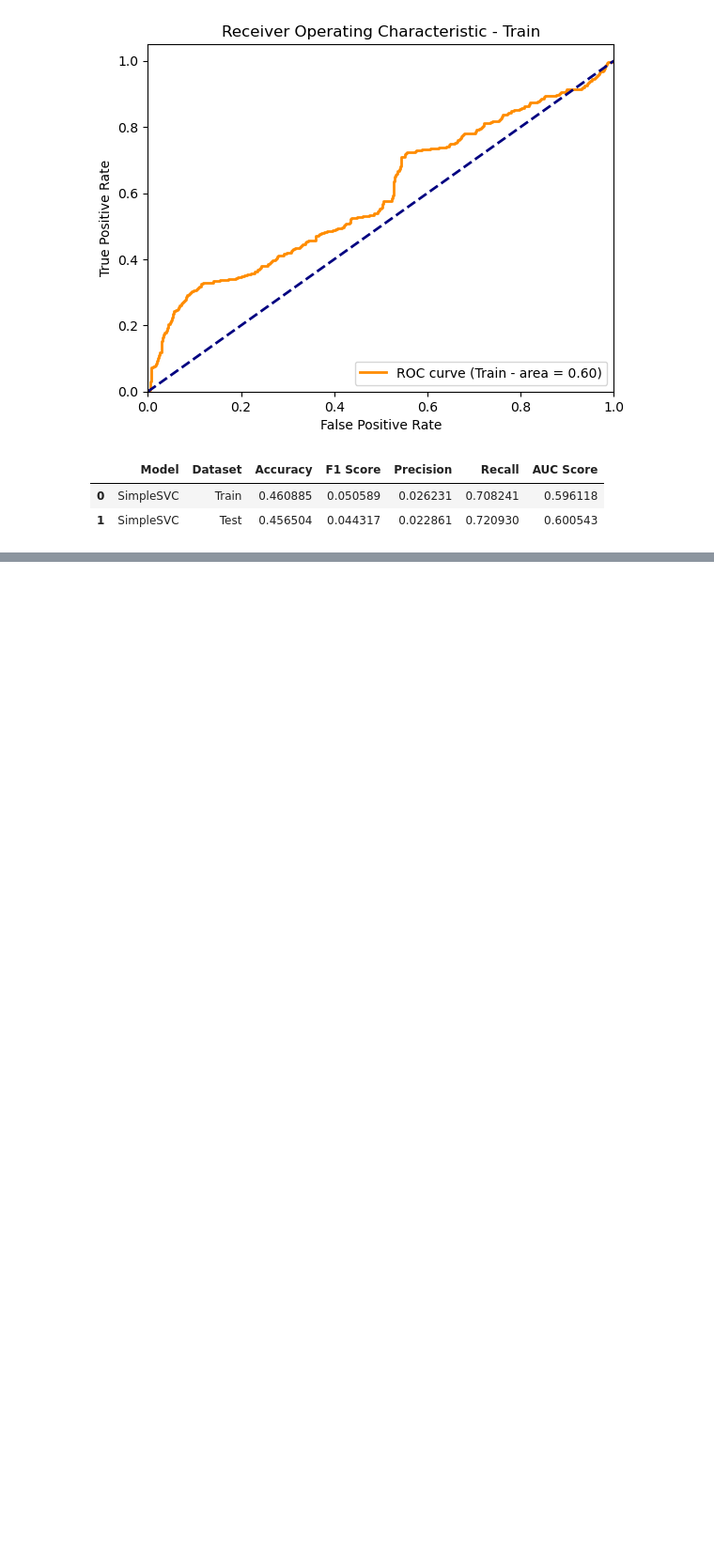
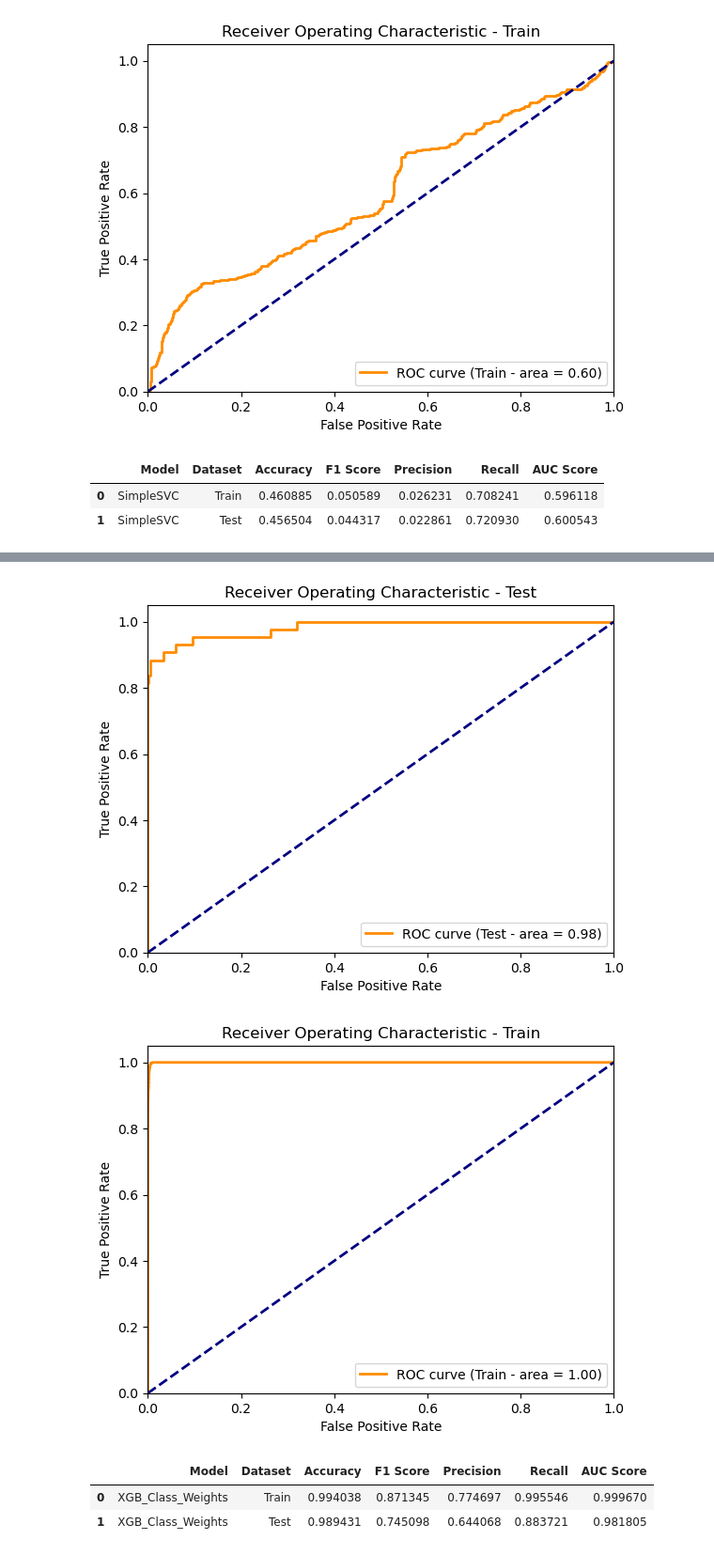
Before and after one commit to ShamilShukurov/ADA_GWU_Master_Thesis, a Jupyter notebook: Code/Modelling_Playground.ipynb, the cells around one changed output, grey strips where cells are left out. Shown at 94% size. Cells and saved outputs as stored; diff of their text form; code cells hidden in the pictures; blank space fills up the shorter version.

```diff
--- a/Code/Modelling_Playground.ipynb
+++ b/Code/Modelling_Playground.ipynb
@@ -38,0 +151,10 @@ s2.train_eval(df_train.drop("Class",axis=1), df_train["Class"], df_test.drop("Cl
+# %%
+x2 = XGBoostClassifier(alg_name="XGB_Class_Weights", class_weight=get_scale_weight(df_train["Class"]))
+# %%
+x2.train_eval(df_train.drop("Class",axis=1), df_train["Class"], df_test.drop("Class",axis=1), df_test["Class"])
+# %% [output]
+[figure, added]
+[figure, added]
+|  | Model | Dataset | Accuracy | F1 Score | Precision | Recall | AUC Score |
+| 0 | XGB_Class_Weights | Train | 0.994038 | 0.871345 | 0.774697 | 0.995546 | 0.999670 |
+| 1 | XGB_Class_Weights | Test | 0.989431 | 0.745098 | 0.644068 | 0.883721 | 0.981805 |
```
Also changed, not shown: parts of 5 cells of this notebook, 2 other files.
